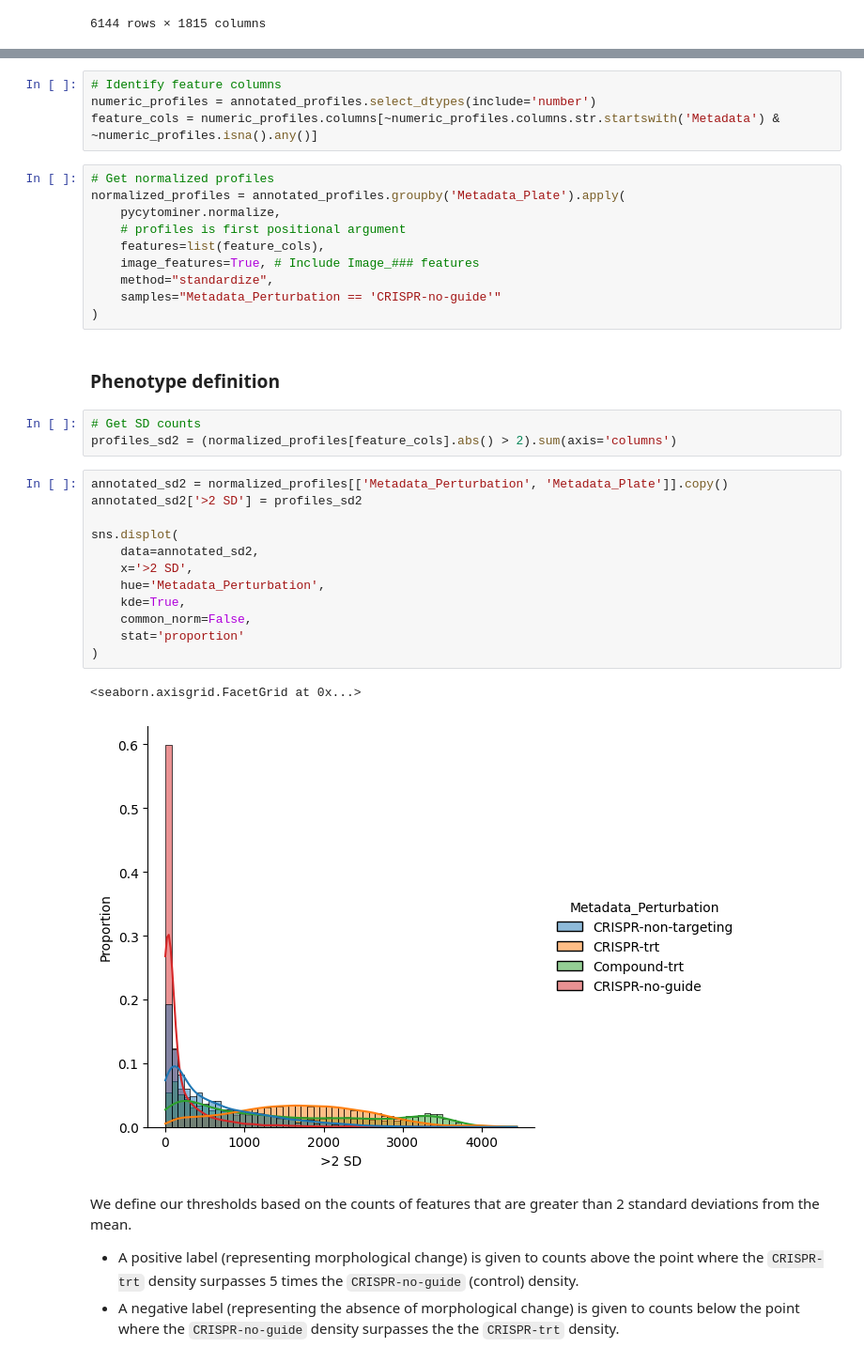
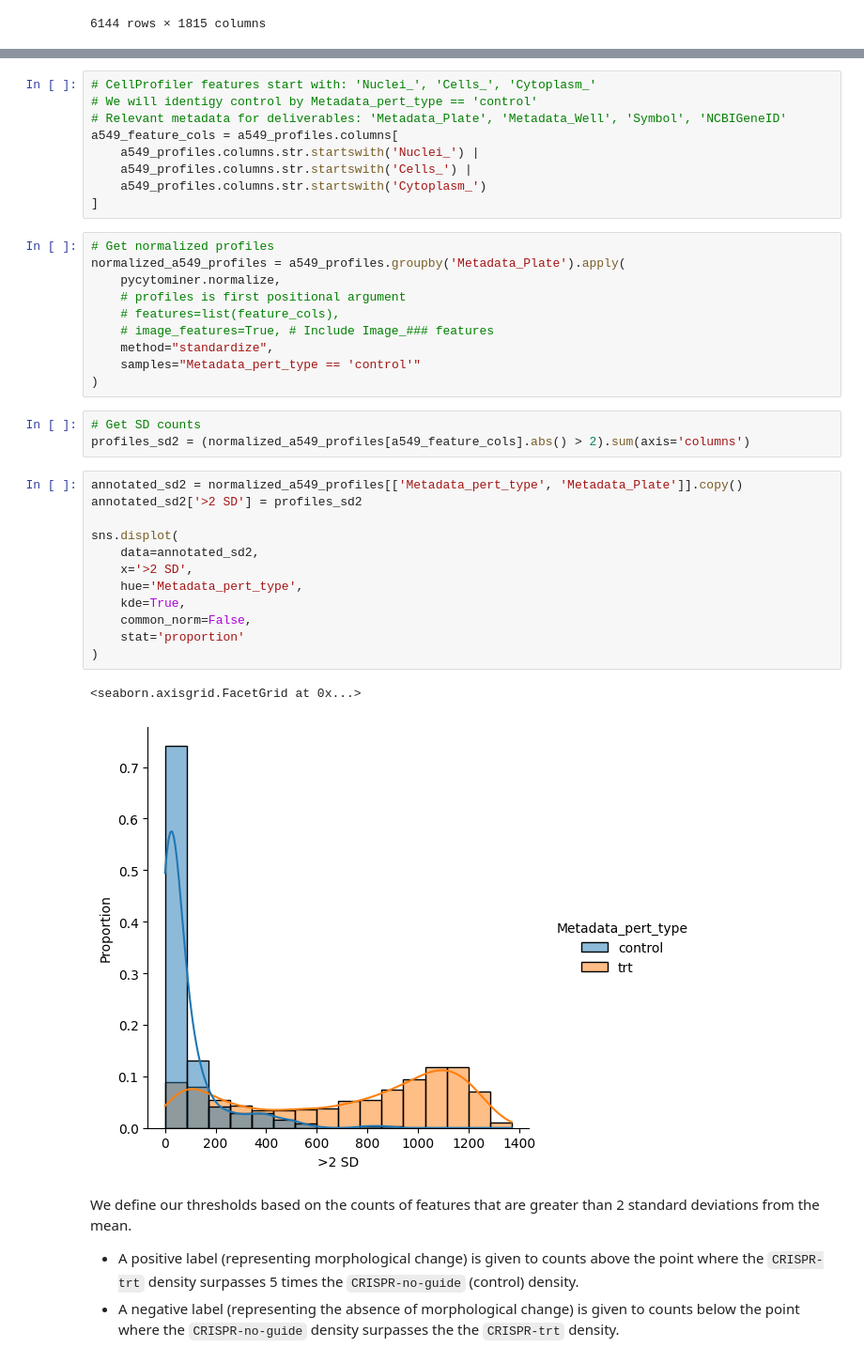
Before and after one commit to Craven-Biostat-Lab/morphology-prediction, a Jupyter notebook: data-loading-cpg0003.ipynb, the cells around one changed output, grey strips where cells are left out. Shown: that part at 94% size. Drawn from its saved outputs; the diff is of its cells as text.

Commit message:
Progress of definition for rosetta a549 data

```diff
--- a/data-loading-cpg0003.ipynb
+++ b/data-loading-cpg0003.ipynb
@@ -332,37 +49,40 @@ annotated_profiles = profiles.merge(annotated_wells, how='left', on=['Metadata_S
-# %%
-# Identify feature columns
-numeric_profiles = annotated_profiles.select_dtypes(include='number')
-feature_cols = numeric_profiles.columns[~numeric_profiles.columns.str.startswith('Metadata') & ~numeric_profiles.isna().any()]
+# %%
+# CellProfiler features start with: 'Nuclei_', 'Cells_', 'Cytoplasm_'
+# We will identigy control by Metadata_pert_type == 'control'
+# Relevant metadata for deliverables: 'Metadata_Plate', 'Metadata_Well', 'Symbol', 'NCBIGeneID'
+a549_feature_cols = a549_profiles.columns[
+    a549_profiles.columns.str.startswith('Nuclei_') |
+    a549_profiles.columns.str.startswith('Cells_') |
+    a549_profiles.columns.str.startswith('Cytoplasm_')
+]
 # %%
 # Get normalized profiles
-normalized_profiles = annotated_profiles.groupby('Metadata_Plate').apply(
+normalized_a549_profiles = a549_profiles.groupby('Metadata_Plate').apply(
     pycytominer.normalize,
     # profiles is first positional argument
-    features=list(feature_cols),
-    image_features=True, # Include Image_### features
+    # features=list(feature_cols),
+    # image_features=True, # Include Image_### features
     method="standardize",
-    samples="Metadata_Perturbation == 'CRISPR-no-guide'"
+    samples="Metadata_pert_type == 'control'"
 )
-# %% [markdown]
-### Phenotype definition
 # %%
 # Get SD counts
-profiles_sd2 = (normalized_profiles[feature_cols].abs() > 2).sum(axis='columns')
+profiles_sd2 = (normalized_a549_profiles[a549_feature_cols].abs() > 2).sum(axis='columns')
 # %%
-annotated_sd2 = normalized_profiles[['Metadata_Perturbation', 'Metadata_Plate']].copy()
+annotated_sd2 = normalized_a549_profiles[['Metadata_pert_type', 'Metadata_Plate']].copy()
 annotated_sd2['>2 SD'] = profiles_sd2
 
 sns.displot(
     data=annotated_sd2,
     x='>2 SD',
-    hue='Metadata_Perturbation',
+    hue='Metadata_pert_type',
     kde=True,
     common_norm=False,
     stat='proportion'
 )
 # %% [output]
 <seaborn.axisgrid.FacetGrid at 0x...>
-[figure, old version]
+[figure, new version]
 # %% [markdown]
 We define our thresholds based on the counts of features that are greater than 2 standard deviations from the mean.
 
```
Also changed, not shown: parts of 35 cells of this notebook.
